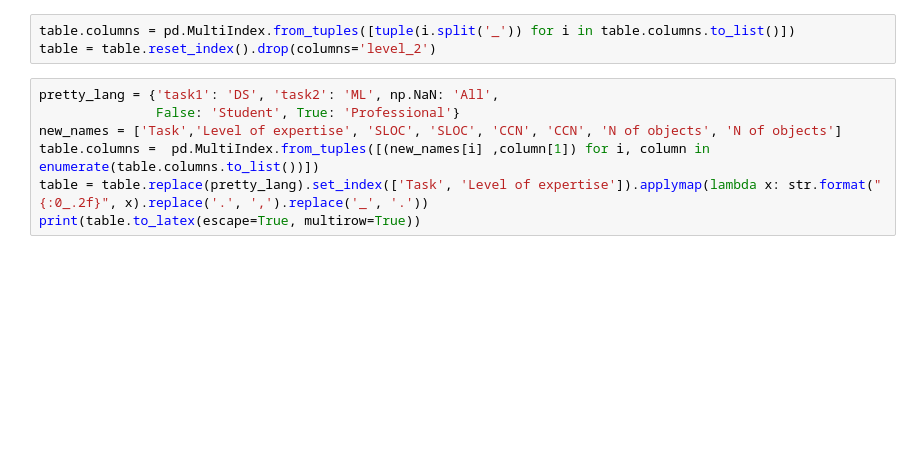
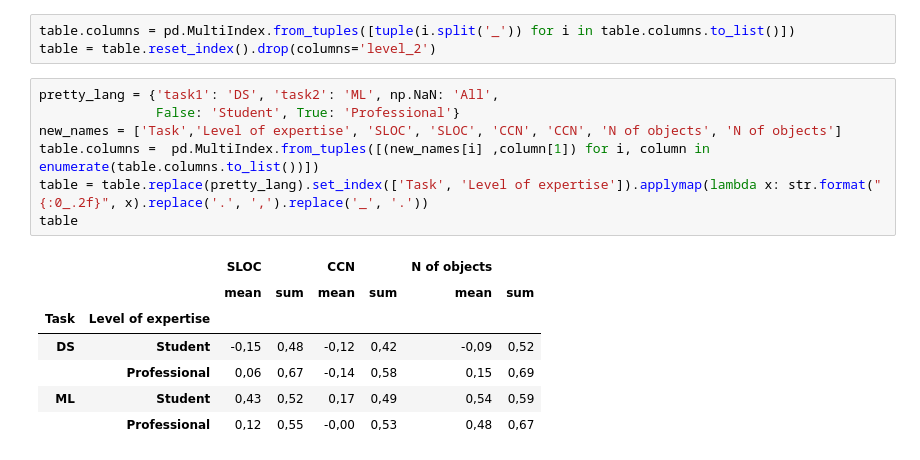
Before and after one commit to konstantgr/jupyter-logs-analysis, a Jupyter notebook: analysis/05-evolution-analysis.ipynb, the cells around one changed output. Drawn from its saved outputs; the diff is of its cells as text; blank space fills up the shorter version.

```diff
--- a/analysis/05-evolution-analysis.ipynb
+++ b/analysis/05-evolution-analysis.ipynb
@@ -180,7 +263,15 @@ table = table.reset_index().drop(columns='level_2')
 # %%
 pretty_lang = {'task1': 'DS', 'task2': 'ML', np.NaN: 'All',
                False: 'Student', True: 'Professional'}
 new_names = ['Task','Level of expertise', 'SLOC', 'SLOC', 'CCN', 'CCN', 'N of objects', 'N of objects']
 table.columns =  pd.MultiIndex.from_tuples([(new_names[i] ,column[1]) for i, column in enumerate(table.columns.to_list())])
 table = table.replace(pretty_lang).set_index(['Task', 'Level of expertise']).applymap(lambda x: str.format("{:0_.2f}", x).replace('.', ',').replace('_', '.'))
-print(table.to_latex(escape=True, multirow=True))
+table
+# %% [output]
+|  |  | SLOC |  | CCN |  | N of objects |  |
+|  |  | mean | sum | mean | sum | mean | sum |
+| Task | Level of expertise |  |  |  |  |  |  |
+| DS | Student | -0,15 | 0,48 | -0,12 | 0,42 | -0,09 | 0,52 |
+|  | Professional | 0,06 | 0,67 | -0,14 | 0,58 | 0,15 | 0,69 |
+| ML | Student | 0,43 | 0,52 | 0,17 | 0,49 | 0,54 | 0,59 |
+|  | Professional | 0,12 | 0,55 | -0,00 | 0,53 | 0,48 | 0,67 |
```
Also changed, not shown: parts of 12 cells of this notebook, 7 other files.
